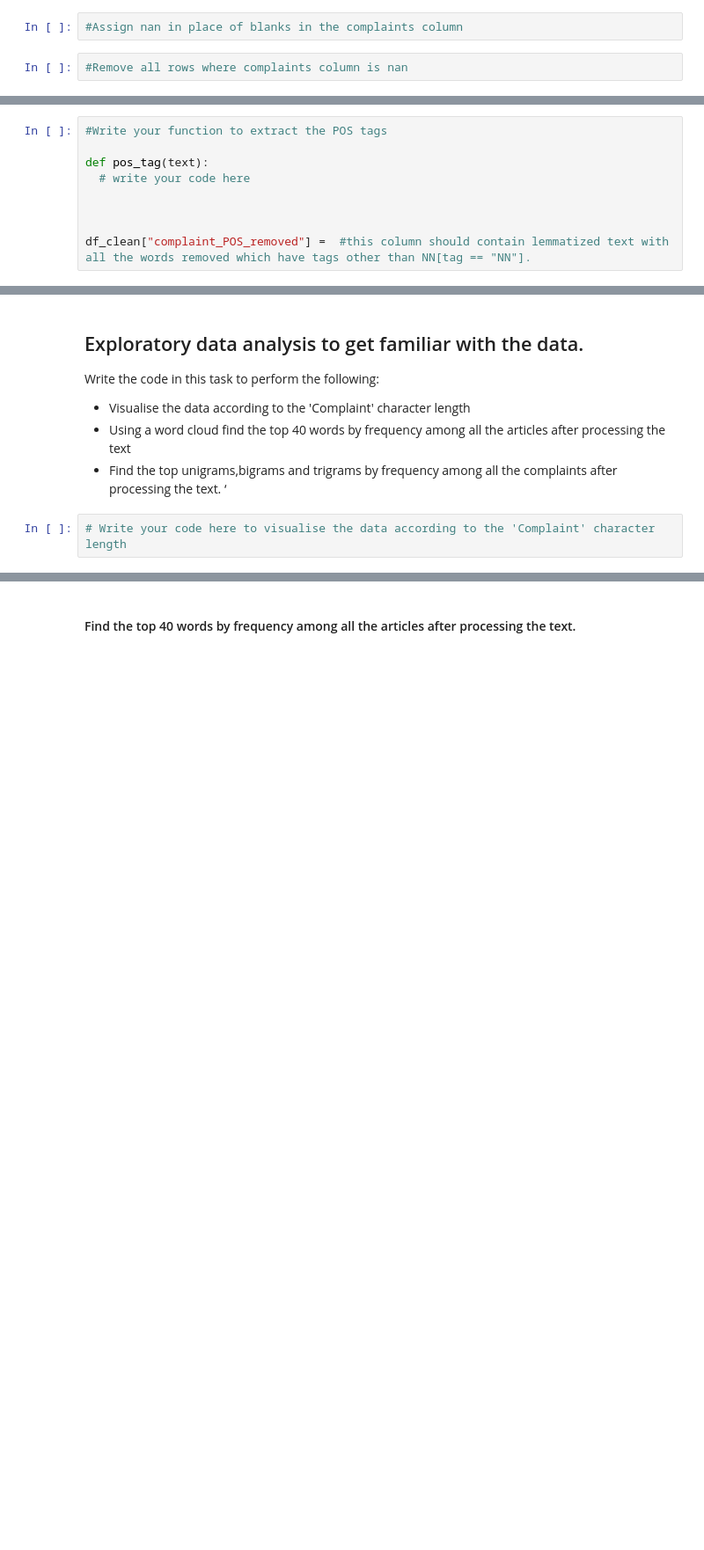
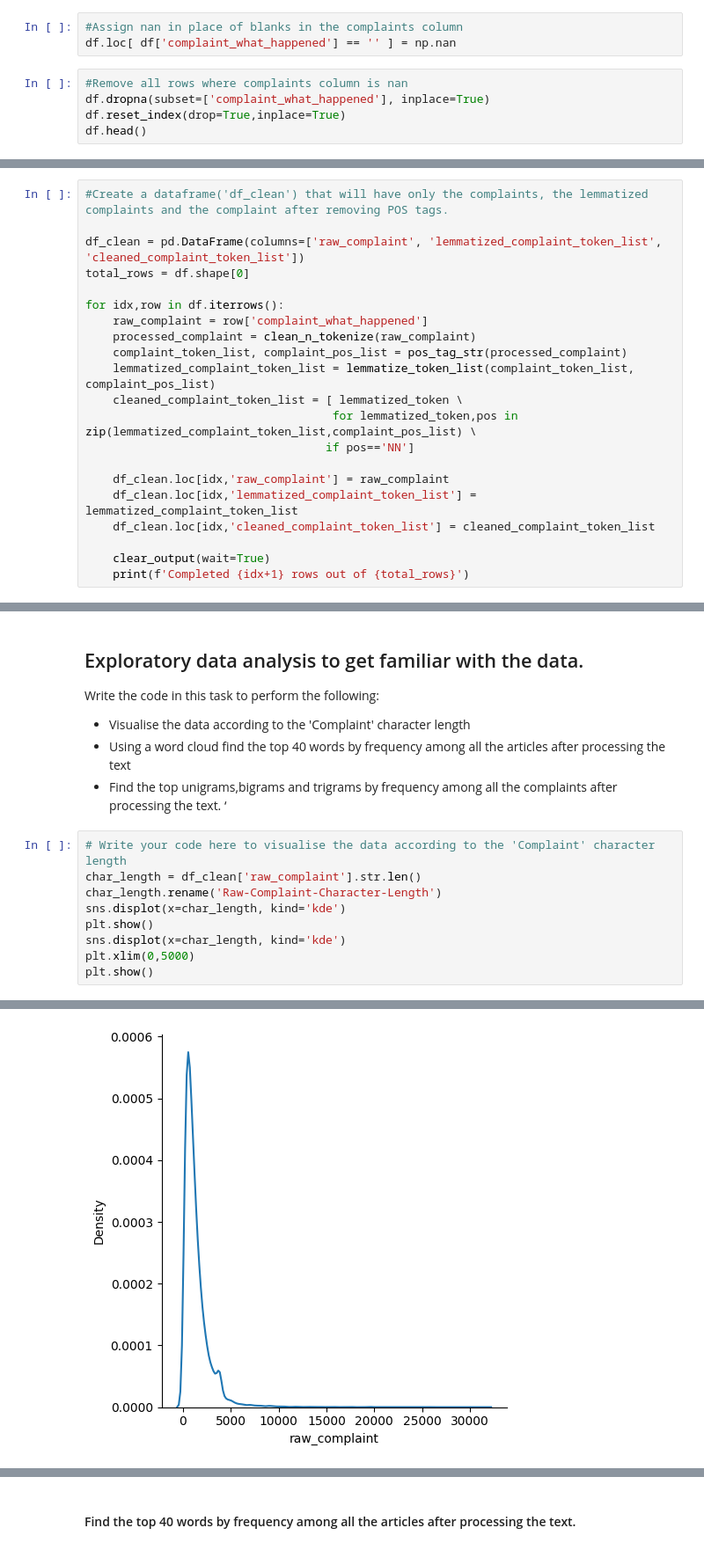
Before and after one commit to aswinj18/NLP_case_study-Automatic_Ticket_Classification, a Jupyter notebook: Automatic_Ticket_Classification_Assignment.ipynb, the cells around one changed output, grey strips where cells are left out. Shown at 88% size. Drawn from its saved outputs; the diff is of its cells as text; blank space fills up the shorter version.

```diff
--- a/Automatic_Ticket_Classification_Assignment.ipynb
+++ b/Automatic_Ticket_Classification_Assignment.ipynb
@@ -79,4 +178,8 @@ df=pd.json_normalize(data)
 # %%
 #Assign nan in place of blanks in the complaints column
+df.loc[ df['complaint_what_happened'] == '' ] = np.nan
 # %%
 #Remove all rows where complaints column is nan
+df.dropna(subset=['complaint_what_happened'], inplace=True)
+df.reset_index(drop=True,inplace=True)
+df.head()
@@ -102,0 +250,21 @@ Once you have done these cleaning operations you need to perform the following:
+# %%
+#Create a dataframe('df_clean') that will have only the complaints, the lemmatized complaints and the complaint after removing POS tags.
+
+df_clean = pd.DataFrame(columns=['raw_complaint', 'lemmatized_complaint_token_list', 'cleaned_complaint_token_list'])
+total_rows = df.shape[0]
+
+for idx,row in df.iterrows():
+    raw_complaint = row['complaint_what_happened']
+    processed_complaint = clean_n_tokenize(raw_complaint)
+    complaint_token_list, complaint_pos_list = pos_tag_str(processed_complaint)
+    lemmatized_complaint_token_list = lemmatize_token_list(complaint_token_list, complaint_pos_list)
+    cleaned_complaint_token_list = [ lemmatized_token \
+                                    for lemmatized_token,pos in zip(lemmatized_complaint_token_list,complaint_pos_list) \
+                                   if pos=='NN']
+
+    df_clean.loc[idx,'raw_complaint'] = raw_complaint
+    df_clean.loc[idx,'lemmatized_complaint_token_list'] = lemmatized_complaint_token_list
+    df_clean.loc[idx,'cleaned_complaint_token_list'] = cleaned_complaint_token_list
+
+    clear_output(wait=True)
+    print(f'Completed {idx+1} rows out of {total_rows}')
@@ -105,9 +281,0 @@ df_clean
-# %%
-#Write your function to extract the POS tags
-
-def pos_tag(text):
-  # write your code here
-
-
-
-df_clean["complaint_POS_removed"] =  #this column should contain lemmatized text with all the words removed which have tags other than NN[tag == "NN"].
@@ -124,3 +289,11 @@ Write the code in this task to perform the following:
 *   Find the top unigrams,bigrams and trigrams by frequency among all the complaints after processing the text. ‘
 # %%
 # Write your code here to visualise the data according to the 'Complaint' character length
+char_length = df_clean['raw_complaint'].str.len()
+char_length.rename('Raw-Complaint-Character-Length')
+sns.displot(x=char_length, kind='kde')
+plt.show()
+sns.displot(x=char_length, kind='kde')
+plt.xlim(0,5000)
+plt.show()
+# %% [output]
@@ -126,0 +301 @@ Write the code in this task to perform the following:
+[figure, added]
```
Also changed, not shown: parts of 32 cells of this notebook.
